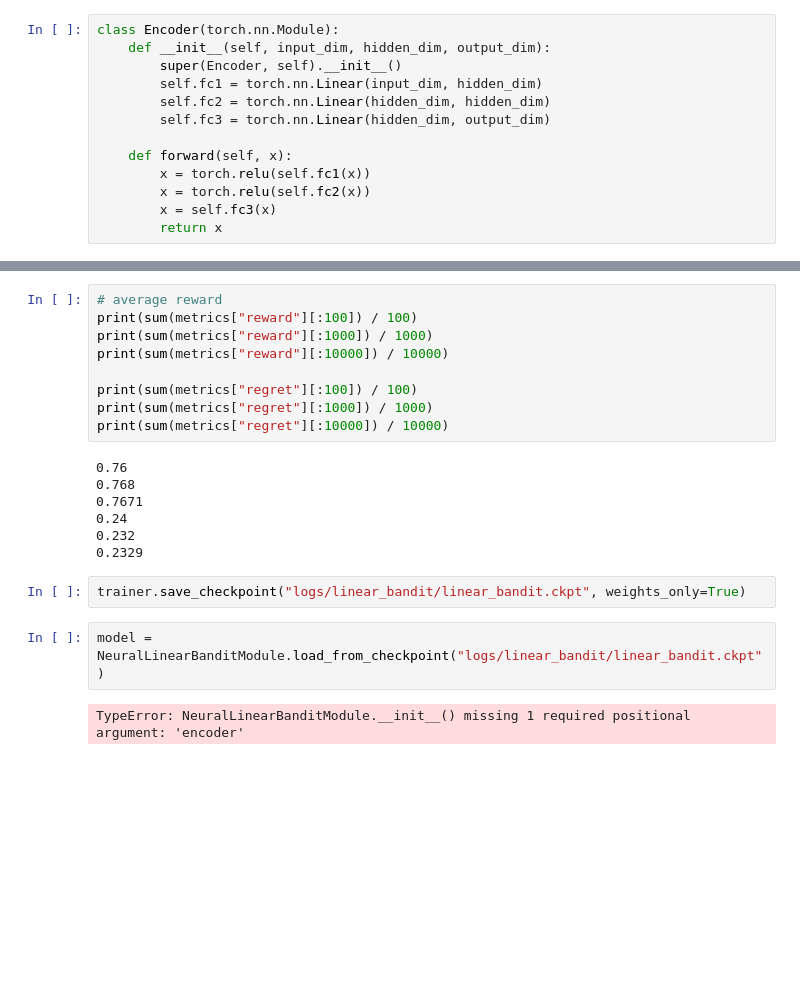
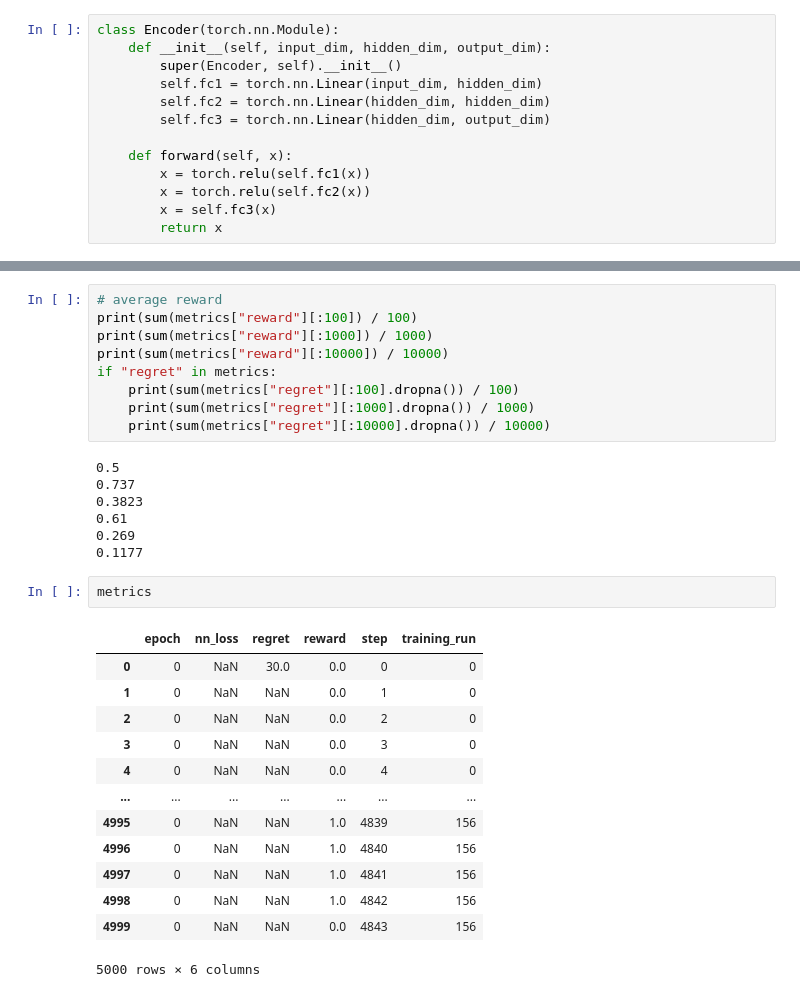
Before and after one commit to neural-bandits/calvera, a Jupyter notebook: examples/neural_linear.ipynb, the cells around one changed output, grey strips where cells are left out. Saved outputs shown, nothing was run; the diff lists cells and outputs as text; blank space fills up the shorter version.

```diff
--- a/examples/neural_linear.ipynb
+++ b/examples/neural_linear.ipynb
@@ -85,20 +90,30 @@ plt.show()
 print(sum(metrics["reward"][:100]) / 100)
 print(sum(metrics["reward"][:1000]) / 1000)
 print(sum(metrics["reward"][:10000]) / 10000)
-
-print(sum(metrics["regret"][:100]) / 100)
-print(sum(metrics["regret"][:1000]) / 1000)
-print(sum(metrics["regret"][:10000]) / 10000)
+if "regret" in metrics:
+    print(sum(metrics["regret"][:100].dropna()) / 100)
+    print(sum(metrics["regret"][:1000].dropna()) / 1000)
+    print(sum(metrics["regret"][:10000].dropna()) / 10000)
 # %% [output]
-0.76
-0.768
-0.7671
-0.24
-0.232
-0.2329
+0.5
+0.737
+0.3823
+0.61
+0.269
+0.1177
-# %%
-trainer.save_checkpoint("logs/linear_bandit/linear_bandit.ckpt", weights_only=True)
-# %%
-model = NeuralLinearBanditModule.load_from_checkpoint("logs/linear_bandit/linear_bandit.ckpt")
-# %% [output]
-TypeError: NeuralLinearBanditModule.__init__() missing 1 required positional argument: 'encoder'
+# %%
+metrics
+# %% [output]
+|  | epoch | nn_loss | regret | reward | step | training_run |
+| 0 | 0 | NaN | 30.0 | 0.0 | 0 | 0 |
+| 1 | 0 | NaN | NaN | 0.0 | 1 | 0 |
+| 2 | 0 | NaN | NaN | 0.0 | 2 | 0 |
+| 3 | 0 | NaN | NaN | 0.0 | 3 | 0 |
+| 4 | 0 | NaN | NaN | 0.0 | 4 | 0 |
+| ... | ... | ... | ... | ... | ... | ... |
+| 4995 | 0 | NaN | NaN | 1.0 | 4839 | 156 |
+| 4996 | 0 | NaN | NaN | 1.0 | 4840 | 156 |
+| 4997 | 0 | NaN | NaN | 1.0 | 4841 | 156 |
+| 4998 | 0 | NaN | NaN | 1.0 | 4842 | 156 |
+| 4999 | 0 | NaN | NaN | 0.0 | 4843 | 156 |
+5000 rows × 6 columns
```
Also changed, not shown: parts of 9 cells of this notebook, 36 other files.
